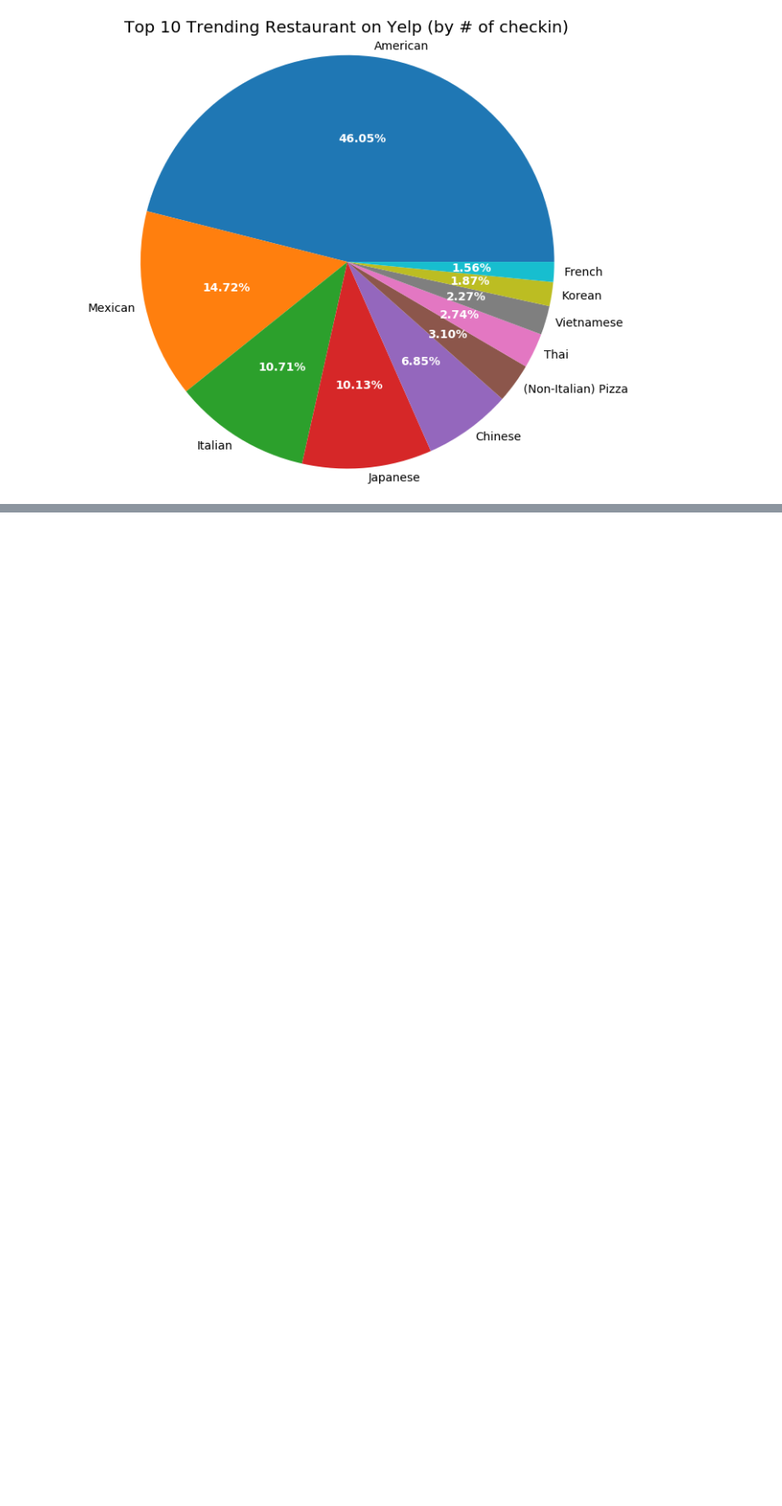
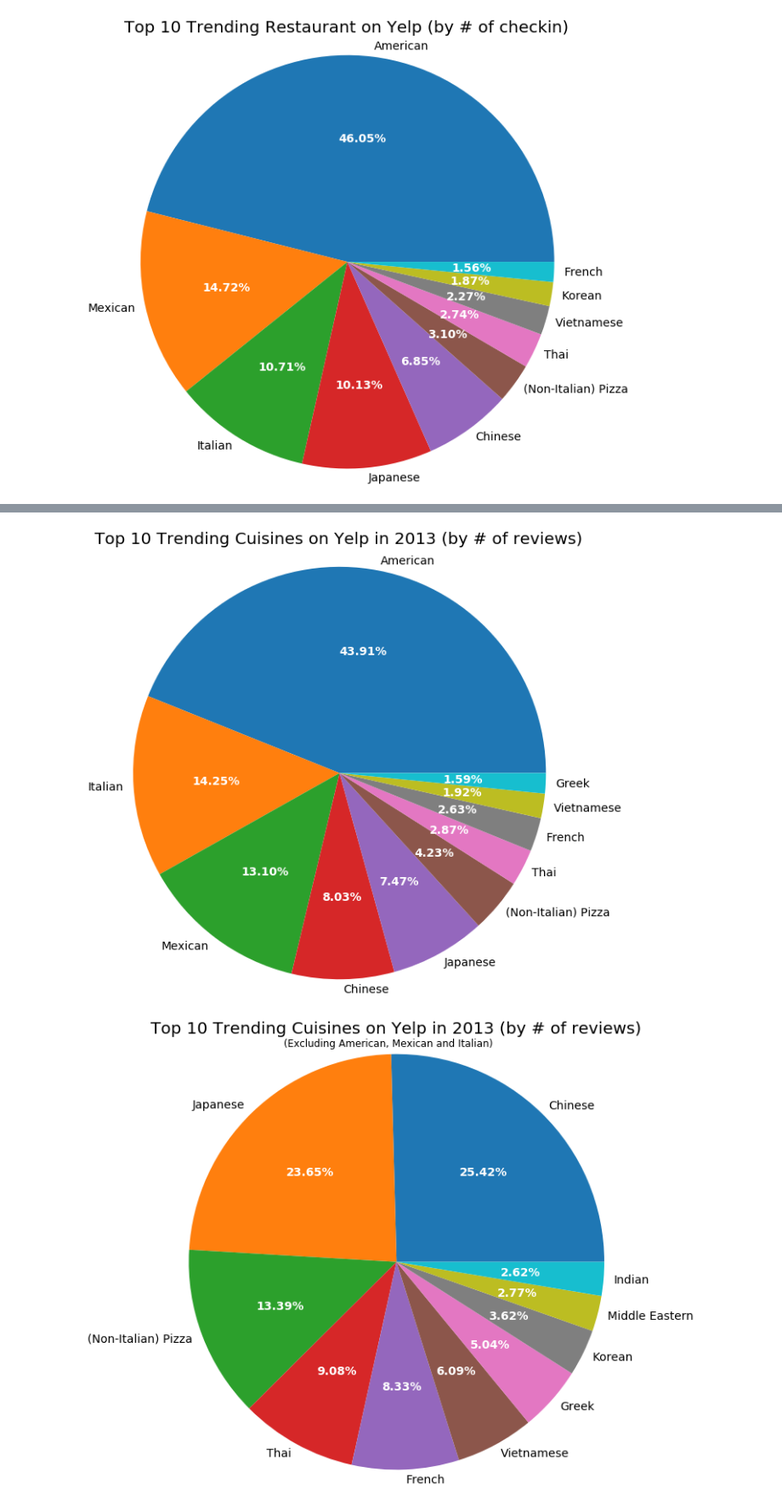
Before and after one commit to bill9108/ECE143_Team1, a Jupyter notebook: Trending_Cuisines.ipynb, the cells around one changed output, grey strips where cells are left out. Shown at 85% size. Cells and saved outputs as stored; diff of their text form; code cells hidden in the pictures; blank space fills up the shorter version.

```diff
--- a/Trending_Cuisines.ipynb
+++ b/Trending_Cuisines.ipynb
@@ -123,10 +130,11 @@ for i in sortciCount:
 countName3[5] = '(Non-Italian) Pizza'
 
 f3, ax3 = plt.subplots(figsize=(18,9))
-plt.bar (countName3[0:10], height=counts3[0:10], width=0.5)
+plt.bar (countName3[0:10], height=counts3[0:10], width=0.5,color='#0b37e5')
 for i, v in enumerate(counts3[0:10]):
-    ax3.text(i - 0.23, v + 20000, str(v), color='blue', fontweight='bold')
+    ax3.text(i, v + 20000, str(v), color='blue', fontweight='bold', ha='center')
 plt.title('Top 10 Trending Cuisines on Yelp (by # of reviews)', fontsize=22)
+plt.ylabel('# of Reviews', fontsize=16)
 
 f4, ax4 = plt.subplots(figsize=(10,10))
 patches2, texts2, autotexts2 = plt.pie (x=counts3[0:10], labels=countName3[0:10], autopct='%1.2f%%', labeldistance=1.05)
@@ -209,0 +285,43 @@ f4.show()
+# %%
+sorted13 = sorted(count2013.items(), key=lambda x: x[1], reverse=True)
+countName4 = list()
+counts4 = list()
+for i in sorted13:
+    countName4.append(i[0])
+    counts4.append(i[1])
+
+countName4[5] = '(Non-Italian) Pizza'
+
+# f5, ax5 = plt.subplots(figsize=(18,9))
+# plt.bar (countName4[0:10], height=counts4[0:10], width=0.5, color='#1b53f3')
+# for i, v in enumerate(counts4[0:10]):
+#     ax5.text(i - 0.18, v + 500, str(v), color='blue', fontweight='bold')
+# plt.title('Top 10 Trending Restaurant on Yelp in 2013 (by # of reviews)', fontsize=22)
+# %%
+f6, ax6 = plt.subplots(figsize=(10,10))
+patches2, texts2, autotexts2 = plt.pie (x=counts4[0:10], labels=countName4[0:10], autopct='%1.2f%%', labeldistance=1.05)
+ax6.axis('equal')
+for t in texts2:
+    t.set_fontsize(14)
+for at in autotexts2:
+    at.set_fontsize(14)
+    at.set_color('white')
+    at.set_fontweight('bold')
+plt.title('Top 10 Trending Cuisines on Yelp in 2013 (by # of reviews)', fontsize=20)
+f6.show()
+
+f6, ax6 = plt.subplots(figsize=(10,10))
+patches2, texts2, autotexts2 = plt.pie (x=counts4[3:13], labels=countName4[3:13], autopct='%1.2f%%', labeldistance=1.05)
+ax6.axis('equal')
+for t in texts2:
+    t.set_fontsize(14)
+for at in autotexts2:
+    at.set_fontsize(14)
+    at.set_color('white')
+    at.set_fontweight('bold')
+plt.title('Top 10 Trending Cuisines on Yelp in 2013 (by # of reviews)', fontsize=20)
+plt.suptitle('(Excluding American, Mexican and Italian)', x=0.5, y=0.88, fontsize=12)
+f6.show()
+# %% [output]
+[figure, added]
+[figure, added]
```
Also changed, not shown: parts of 14 cells of this notebook, 17 other files.
